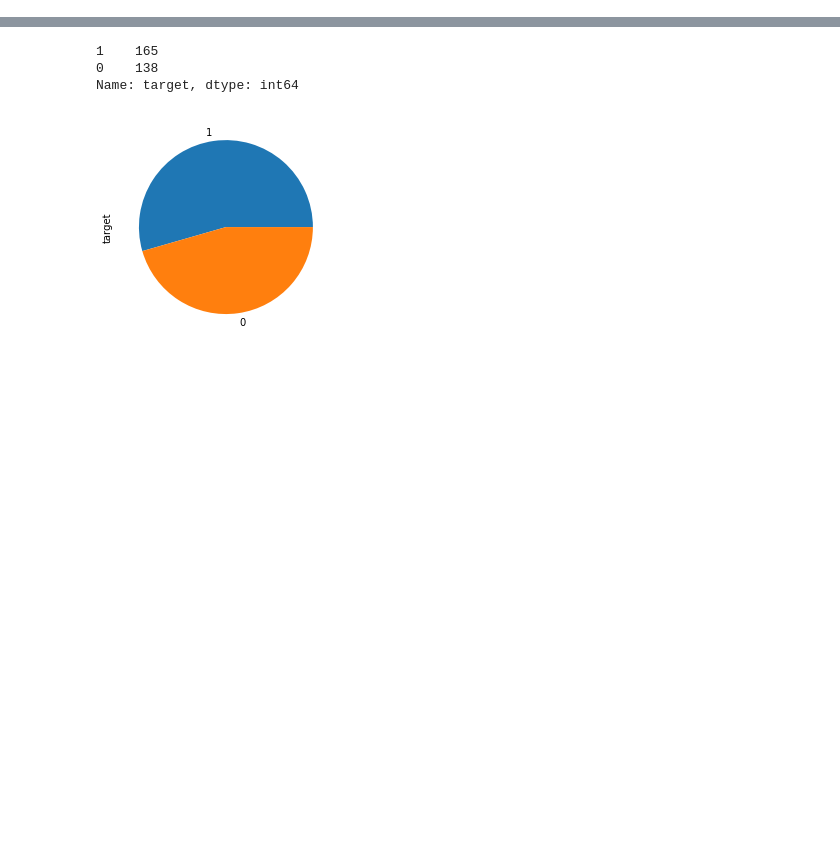
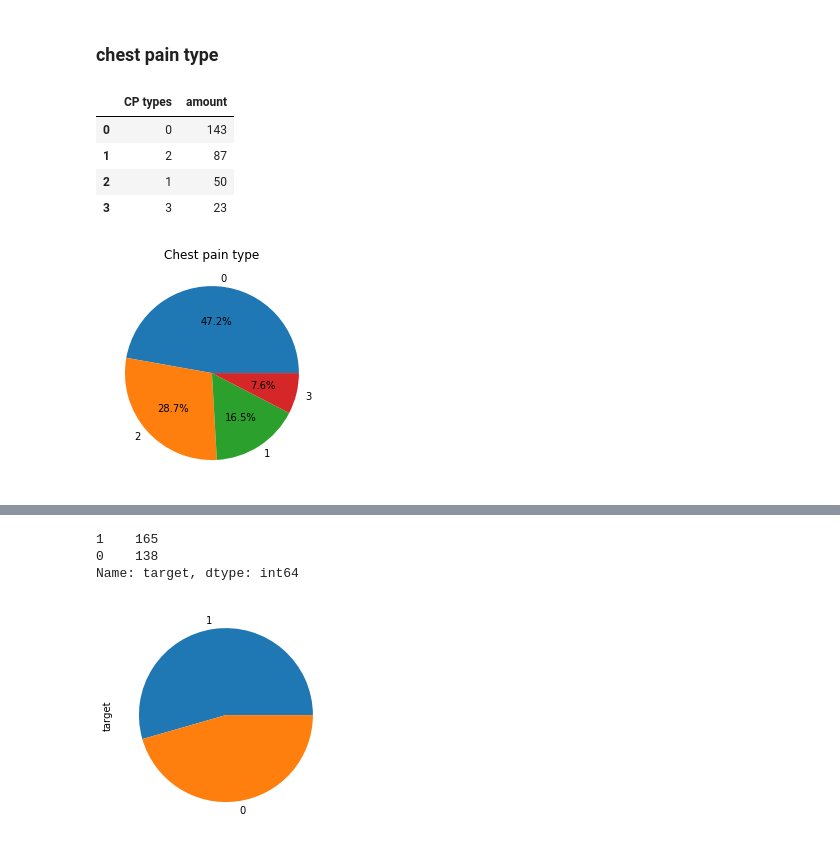
Before and after one commit to peteryph/Kaggle-Heart-Failure-Prediction, a Jupyter notebook: Heart Failure Prediction.ipynb, the cells around one changed output, grey strips where cells are left out. Saved outputs shown, nothing was run; the diff lists cells and outputs as text; code cells hidden in the pictures; blank space fills up the shorter version.

```diff
--- a/Heart Failure Prediction.ipynb
+++ b/Heart Failure Prediction.ipynb
@@ -230,0 +83,20 @@ Name: thal, dtype: int64
+# %% [markdown]
+### chest pain type
+# %%
+# cp: chest pain type
+# -- Value 0: asymptomatic 無症狀
+# -- Value 1: atypical angina
+# -- Value 2: non-anginal pain
+# -- Value 3: typical angina
+
+df["cp"].value_counts().plot(kind='pie', autopct='%1.1f%%', title = "Chest pain type")
+pylab.axes().set_ylabel('')
+
+df["cp"].astype('category').value_counts().reset_index().rename(columns={"index": "CP types", "cp": "amount"})
+# %% [output]
+|  | CP types | amount |
+| 0 | 0 | 143 |
+| 1 | 2 | 87 |
+| 2 | 1 | 50 |
+| 3 | 3 | 23 |
+[figure, added]
```
Also changed, not shown: parts of 92 cells of this notebook.
